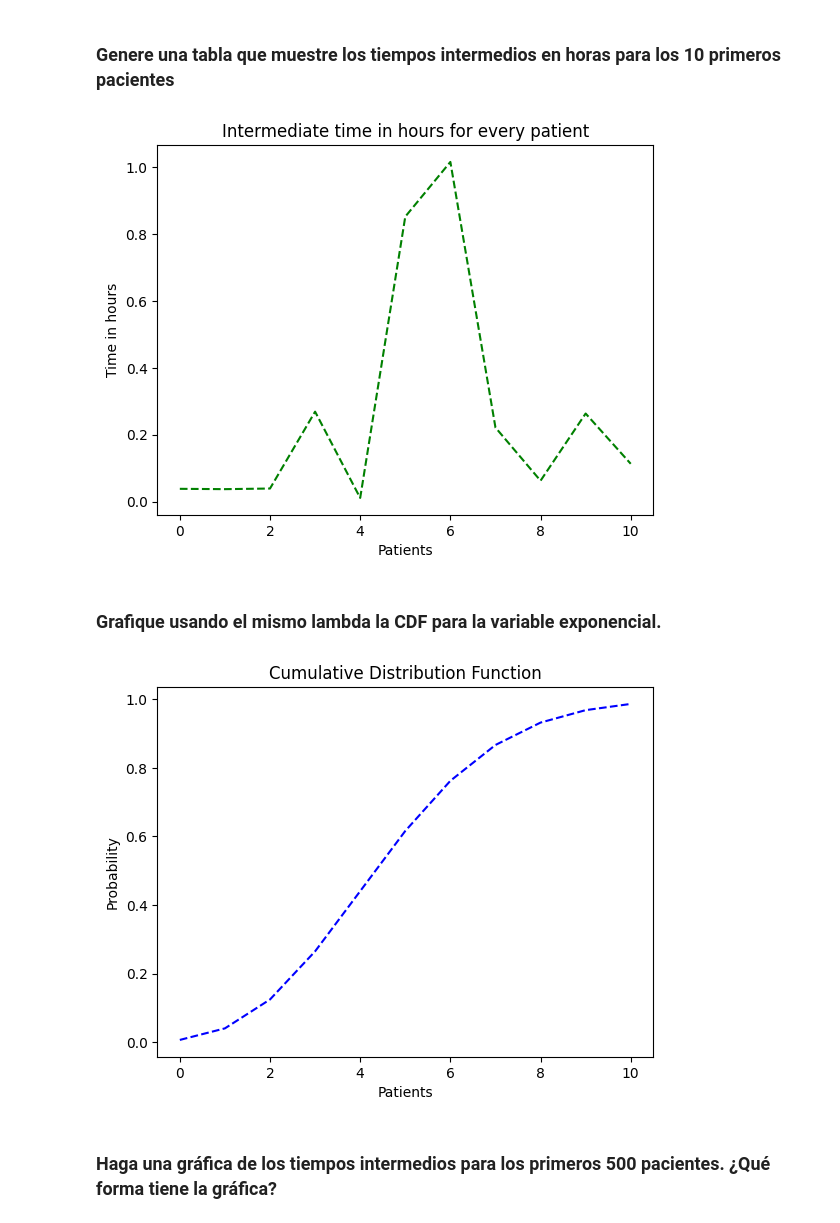
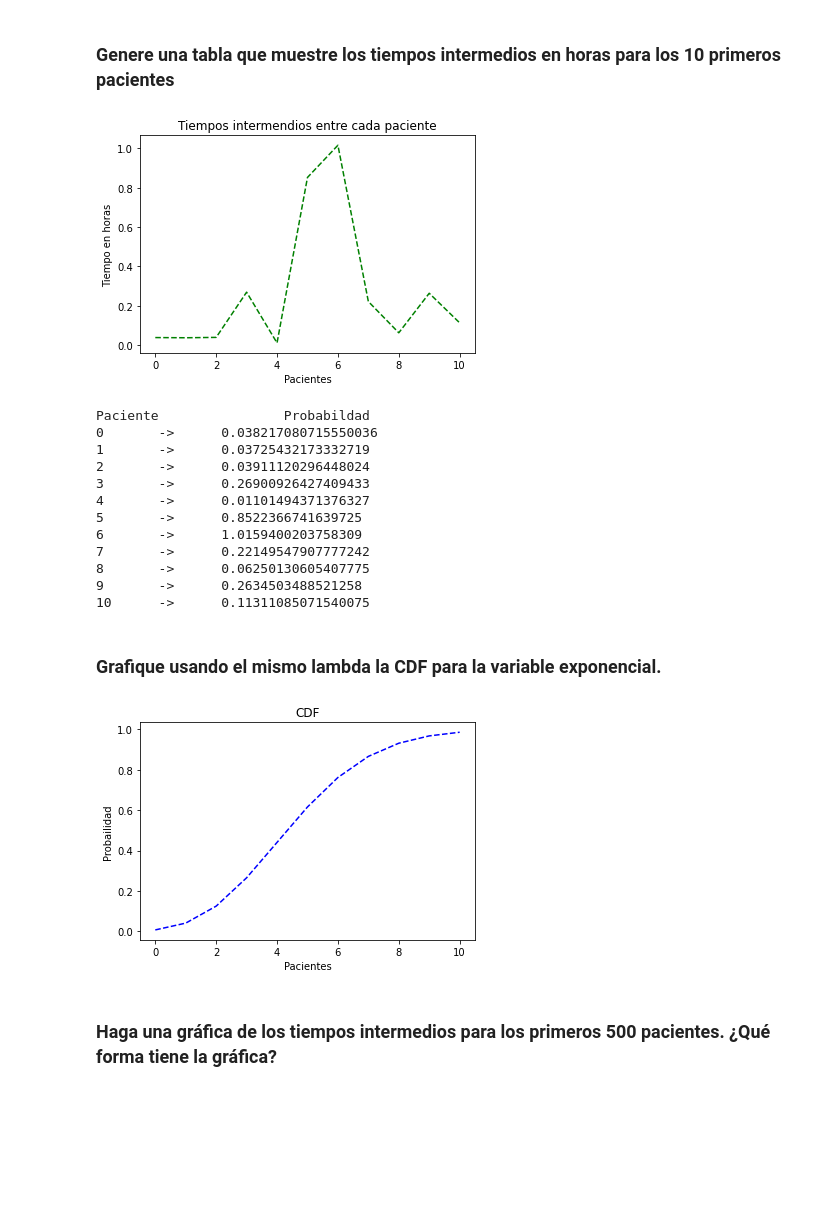
Before and after one commit to Mar19845/MicroProyecto-1, a Jupyter notebook: MicroProyecto1.ipynb, the cells around one changed output. Saved outputs shown, nothing was run; the diff lists cells and outputs as text; code cells hidden in the pictures; blank space fills up the shorter version.

```diff
--- a/MicroProyecto1.ipynb
+++ b/MicroProyecto1.ipynb
@@ -139,12 +139,29 @@ for paciente in range(max_pacientes + 1):
 # %%
 plt.plot(p_values, y_values, 'g--')
 #plt.xticks(xvalues)
-plt.title("Intermediate time in hours for every patient")
-plt.xlabel('Patients')
-plt.ylabel('Time in hours')
+plt.title("Tiempos intermendios entre cada paciente")
+plt.xlabel('Pacientes')
+plt.ylabel('Tiempo en horas')
 plt.show()
 # %% [output]
-[figure, old version]
+[figure, new version]
+# %%
+print("Paciente\t\tProbabildad")
+for i in range(len(y_values)):
+  print(str(p_values[i]) + "\t->\t" + str(y_values[i]))
+# %% [output]
+Paciente                Probabildad
+0       ->      0.038217080715550036
+1       ->      0.03725432173332719
+2       ->      0.03911120296448024
+3       ->      0.26900926427409433
+4       ->      0.01101494371376327
+5       ->      0.8522366741639725
+6       ->      1.0159400203758309
+7       ->      0.22149547907777242
+8       ->      0.06250130605407775
+9       ->      0.2634503488521258
+10      ->      0.11311085071540075
 # %% [markdown]
 ### Grafique usando el mismo lambda la CDF para la variable exponencial.
 # %%
@@ -154,12 +171,12 @@ while i <= 10:
     y_values.append(poisson.cdf(k=i, mu=5))
     i += 1
 plt.plot(p_values, y_values, 'b--')
-plt.title("Cumulative Distribution Function")
-plt.xlabel('Patients')
-plt.ylabel('Probability')
+plt.title("CDF")
+plt.xlabel('Pacientes')
+plt.ylabel('Probailidad')
 plt.show()
 # %% [output]
-[figure, old version]
+[figure, new version]
 # %% [markdown]
 ### Haga una gráfica de los tiempos intermedios para los primeros 500 pacientes. ¿Qué forma tiene la gráfica?
 # %%
```
Also changed, not shown: parts of 9 cells of this notebook.
